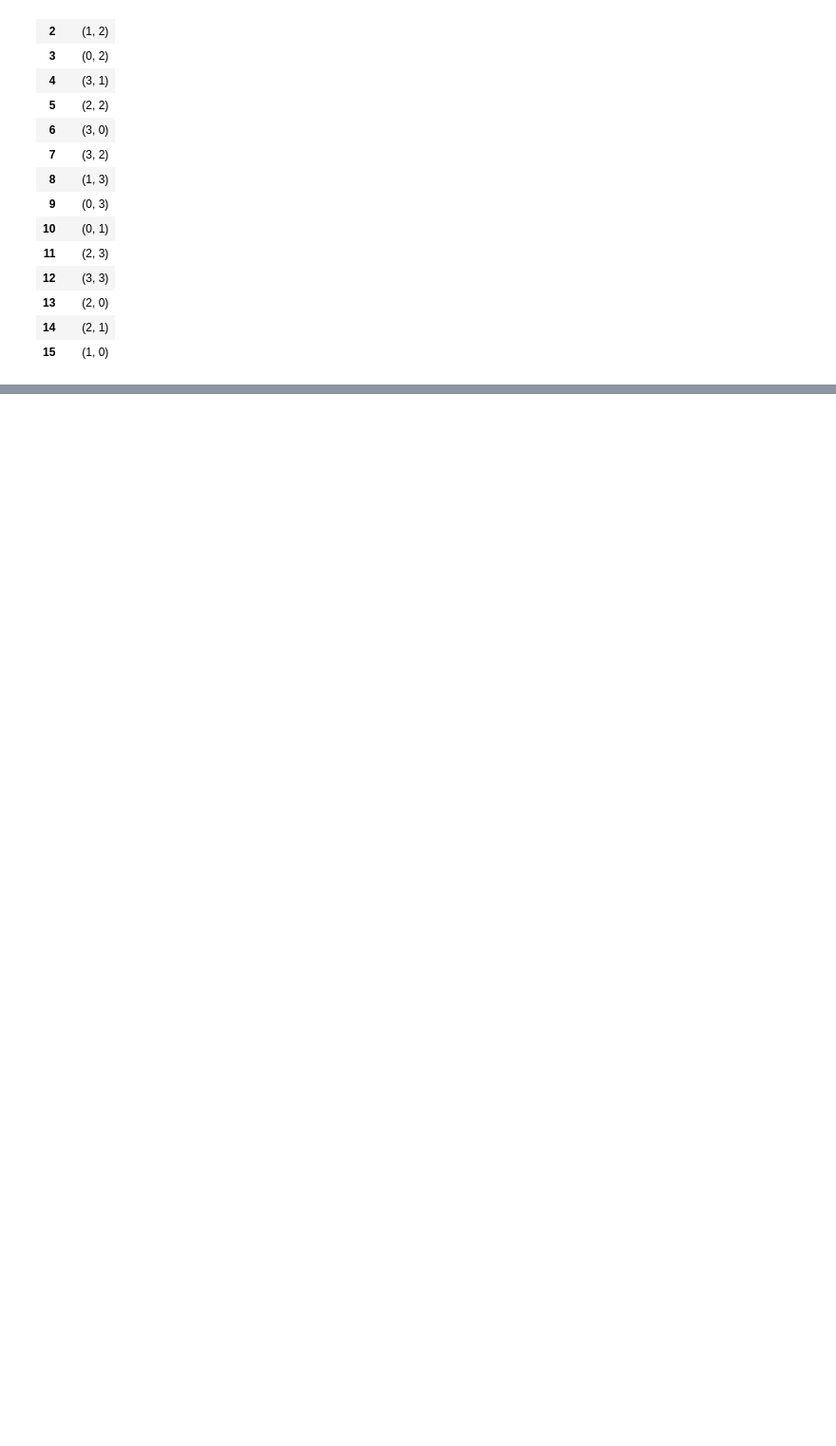
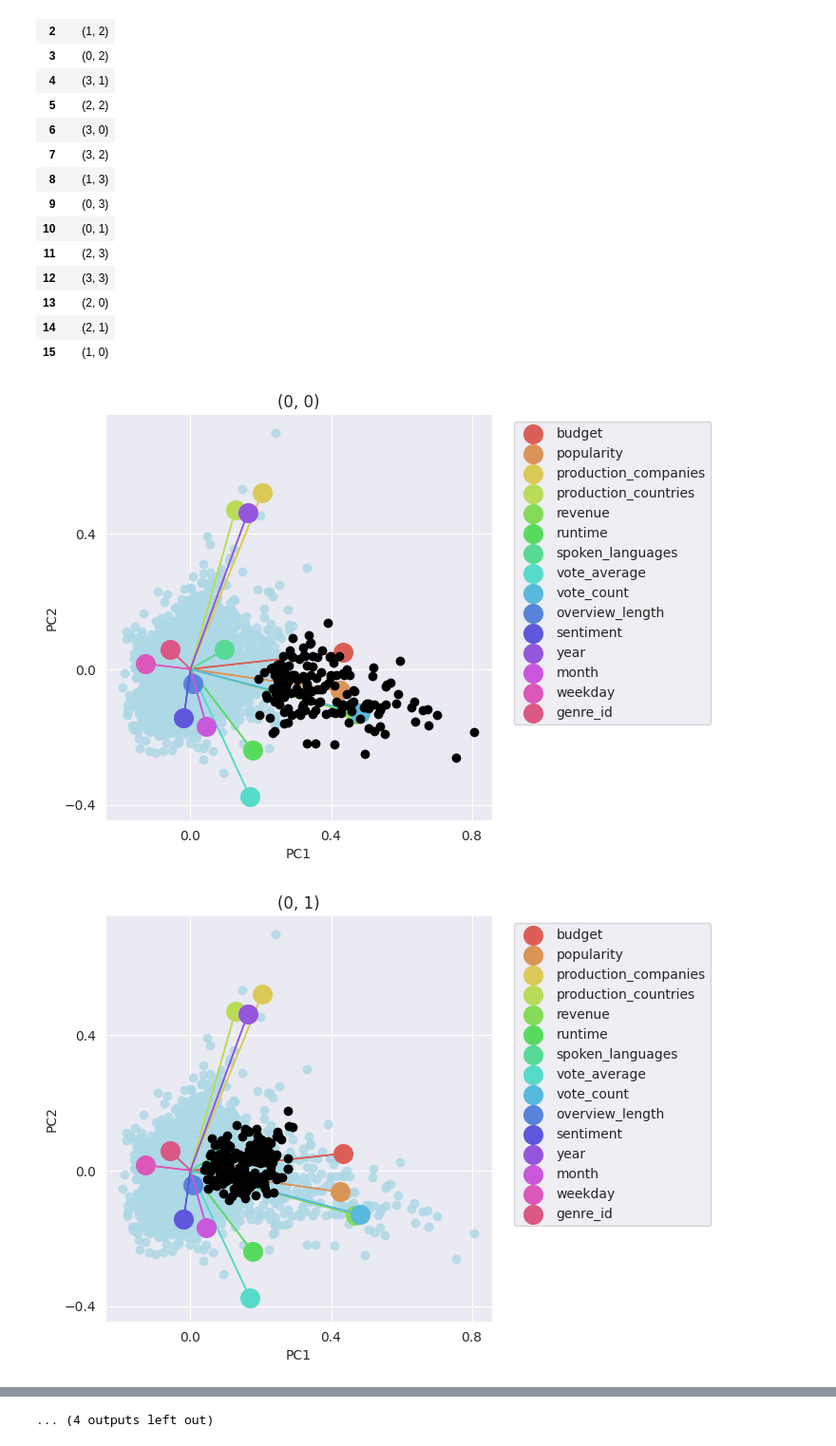
Before and after one commit to pdomins/unsupervised-learning, a Jupyter notebook: kohonen_runs.ipynb, the cells around one changed output, grey strips where cells are left out. Shown at 95% size. Cells and saved outputs as stored; diff of their text form; code cells hidden in the pictures; blank space fills up the shorter version.

Commit message:
feat: add biplot mapping of each neuron

```diff
--- a/kohonen_runs.ipynb
+++ b/kohonen_runs.ipynb
@@ -298,3 +298,17 @@ if init_with_sample:
 | 13 | (2, 0) |
 | 14 | (2, 1) |
 | 15 | (1, 0) |
+# %%
+if init_with_sample:
+    for i in range(kohonen_net.k):
+        for j in range(kohonen_net.k):
+            curr_neu = (i, j)
+            data = pca_data.pca_df_scaled.iloc[act_map[curr_neu]].to_numpy()
+            sns.set_style("darkgrid")
+            plot_pca(pca_data)
+            plt.scatter(data[:,0], data[:, 1], color="k")
+            plt.savefig("neuplots/biplot-neu-{}.png".format(curr_neu), bbox_inches='tight', dpi=1200)
+            plt.title("{}".format(curr_neu))
+# %% [output]
+[figure, added]
+[figure, added]
@@ -300,0 +325 @@ if init_with_sample:
+... (4 outputs left out)
```
Also changed, not shown: parts of 1 cell of this notebook.
